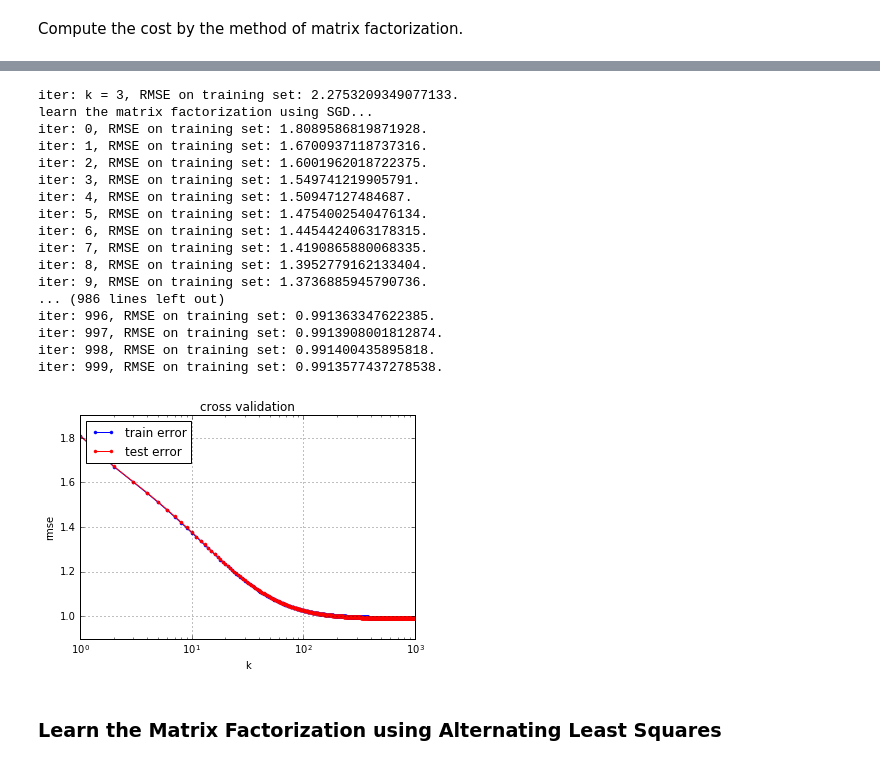
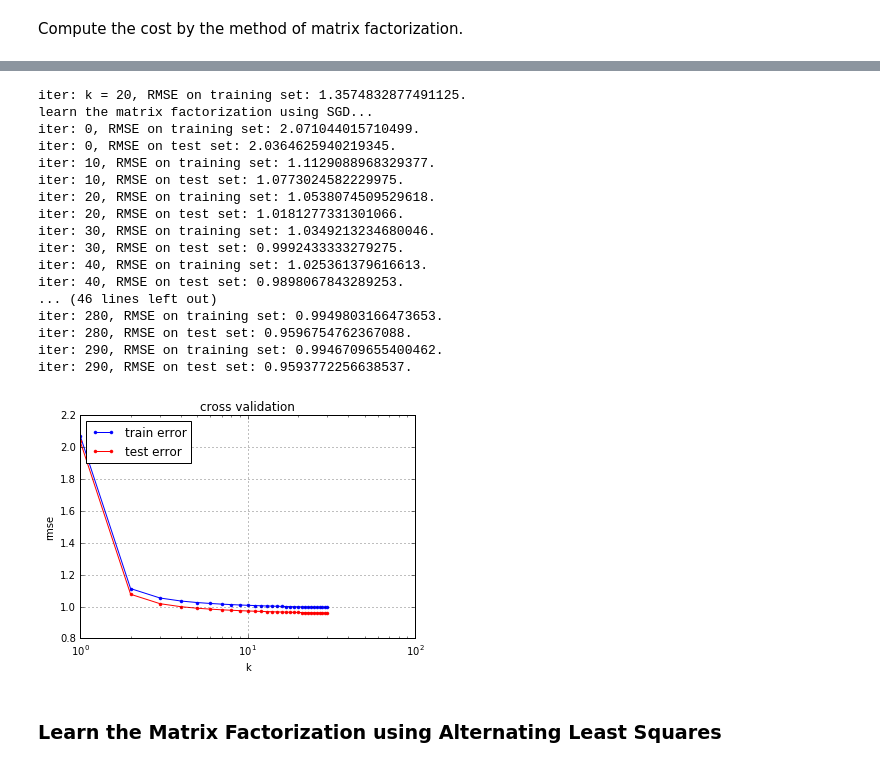
Before and after one commit to mthambipillai/recommender_system, a Jupyter notebook: Notebook/ex10.ipynb, the cells around one changed output, grey strips where cells are left out. Drawn from its saved outputs; the diff is of its cells as text; code cells hidden in the pictures.

```diff
--- a/Notebook/ex10.ipynb
+++ b/Notebook/ex10.ipynb
@@ -208,27 +175,28 @@ compute_error(test, user_features, item_features, test.nonzero())
+# %%
+from matrix_factorization import matrix_factorization_SGD
+user_features, item_features = matrix_factorization_SGD(valid_ratings, test, num_epochs = 300, num_features = 20)
+# %% [output]
+iter: k = 20, RMSE on training set: 1.3574832877491125.
+learn the matrix factorization using SGD...
+iter: 0, RMSE on training set: 2.071044015710499.
+iter: 0, RMSE on test set: 2.0364625940219345.
+iter: 10, RMSE on training set: 1.1129088968329377.
+iter: 10, RMSE on test set: 1.0773024582229975.
+iter: 20, RMSE on training set: 1.0538074509529618.
+iter: 20, RMSE on test set: 1.0181277331301066.
+iter: 30, RMSE on training set: 1.0349213234680046.
+iter: 30, RMSE on test set: 0.9992433333279275.
+iter: 40, RMSE on training set: 1.025361379616613.
+iter: 40, RMSE on test set: 0.9898067843289253.
+... (46 lines left out)
+iter: 280, RMSE on training set: 0.9949803166473653.
+iter: 280, RMSE on test set: 0.9596754762367088.
+iter: 290, RMSE on training set: 0.9946709655400462.
+iter: 290, RMSE on test set: 0.9593772256638537.
+[figure, added]
 # %%
 np.save("data/features/best2_user_features.npy", user_features)
 np.save("data/features/best2_item_features.npy", item_features)
-# %%
-user_features, item_features = matrix_factorization_SGD(valid_ratings, test, num_epochs = 1000, num_features = 3)
-# %% [output]
-iter: k = 3, RMSE on training set: 2.2753209349077133.
-learn the matrix factorization using SGD...
-iter: 0, RMSE on training set: 1.8089586819871928.
-iter: 1, RMSE on training set: 1.6700937118737316.
-iter: 2, RMSE on training set: 1.6001962018722375.
-iter: 3, RMSE on training set: 1.549741219905791.
-iter: 4, RMSE on training set: 1.50947127484687.
-iter: 5, RMSE on training set: 1.4754002540476134.
-iter: 6, RMSE on training set: 1.4454424063178315.
-iter: 7, RMSE on training set: 1.4190865880068335.
-iter: 8, RMSE on training set: 1.3952779162133404.
-iter: 9, RMSE on training set: 1.3736885945790736.
-... (986 lines left out)
-iter: 996, RMSE on training set: 0.991363347622385.
-iter: 997, RMSE on training set: 0.9913908001812874.
-iter: 998, RMSE on training set: 0.991400435895818.
-iter: 999, RMSE on training set: 0.9913577437278538.
-[figure, removed]
 # %% [markdown]
 ### Learn the Matrix Factorization using Alternating Least Squares
 # %%
```
Also changed, not shown: parts of 7 cells of this notebook, 8 other files.
